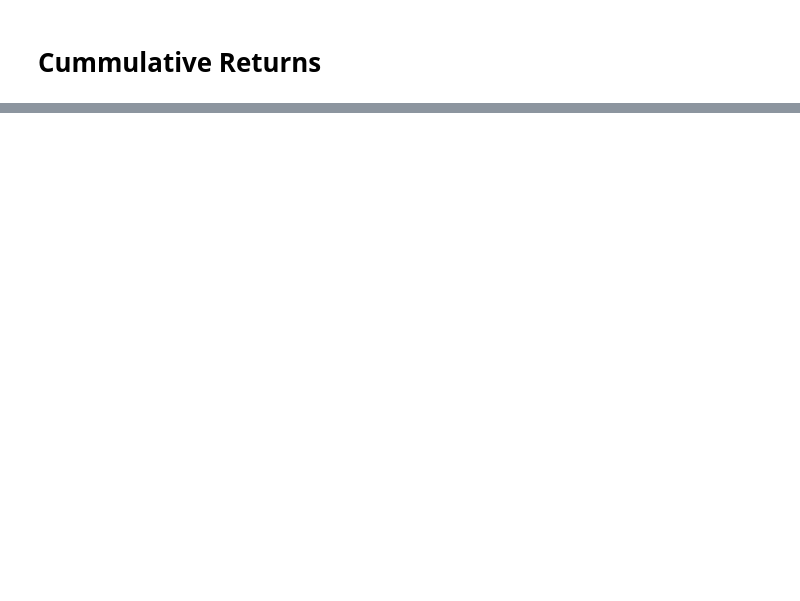
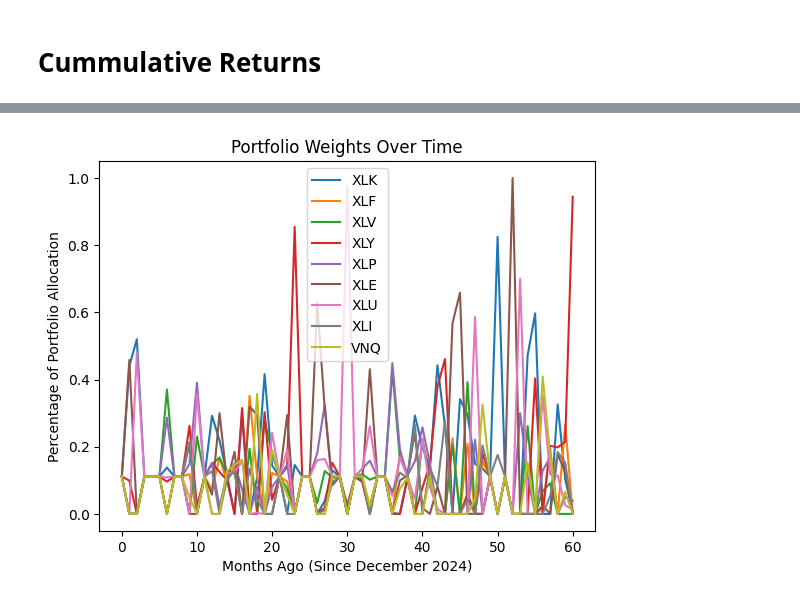
Before and after one commit to NookRitzia/Markowitz-Portfolio-Optimization, a Jupyter notebook: MPO Take 2.ipynb, the cells around one changed output, grey strips where cells are left out. Saved outputs shown, nothing was run; the diff lists cells and outputs as text; code cells hidden in the pictures; blank space fills up the shorter version.

```diff
--- a/MPO Take 2.ipynb
+++ b/MPO Take 2.ipynb
@@ -169,0 +174,23 @@ plt.legend()
+# %%
+backtest_month_df = None
+import sys
+def backtest_expected_portfolio_return(w_list, monthly_return_df):
+    cov = np.matrix(monthly_return_df.cov()) # cov: Covariance matrix of all ETFs included in this study (np matrix format)
+    w = weight_list_as_matrix(w_list) # w is a column vector of weights (np matrix format)
+    mu = np.asmatrix(monthly_return_df.mean()).T # this is a column vector of mean returns
+    return mu.T * w
+
+def negated_backtest_expected_portfolio_return(w_list, monthly_return_df):
+    return -1 * backtest_expected_portfolio_return(w_list, monthly_return_df)
+
+def backtest_expected_portfolio_volatility(w_list, monthly_return_df):
+
+    cov = np.matrix(monthly_return_df.cov()) # cov: Covariance matrix of all ETFs included in this study (np matrix format)
+    w = weight_list_as_matrix(w_list) # w is a column vector of weights (np matrix format)
+    return (w.T * cov * w).item(0)
+
+def backtest_variance_constraint(w_list, gamma, monthly_return_df): # cov: Covariance matrix of all ETFs included in this study (np matrix format)
+    w = weight_list_as_matrix(w_list) # w is a column vector of weights (np matrix format)
+    cov = np.matrix(monthly_return_df.cov())
+
+    return gamma ** 2 - (w.T * cov * w).item(0)  # gamma - cov must be non-negative, i.e., gamme > cov
@@ -169,0 +243,3 @@ plt.legend()
+# %%
+tdf, weights_history = rebalance_monthly_returns(0.0095)
+print((tdf['Return']+1).cumprod()[-1])
@@ -169,0 +251,16 @@ plt.legend()
+# %%
+colors = ['r','g','b','yellow','orange','gray','pink','cyan','black']
+weight = []
+for i in range(len(weights_history[0])):
+    weight = []
+    for w in weights_history:
+        weight.append(w[i].item(0))
+
+    plt.plot(range(len(weight)), weight, label=etfs[i])
+plt.legend()
+plt.ylabel('Percentage of Portfolio Allocation')
+plt.xlabel('Months Ago (Since December 2024)')
+plt.title("Portfolio Weights Over Time")
+plt.show()
+# %% [output]
+[figure, added]
```
Also changed, not shown: parts of 17 cells of this notebook.
